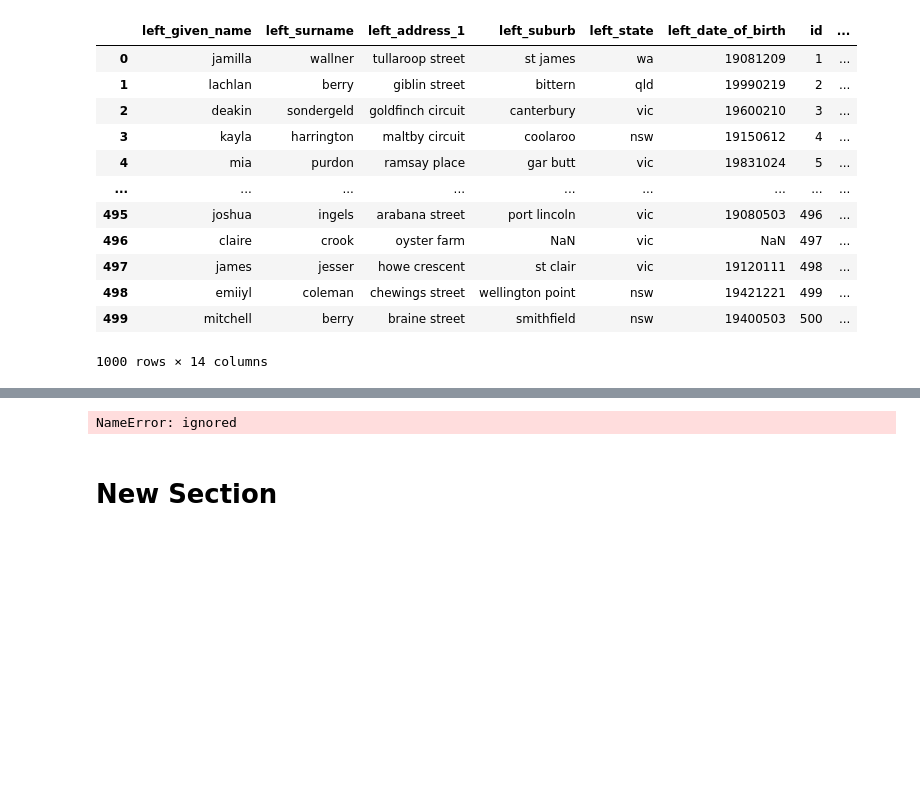
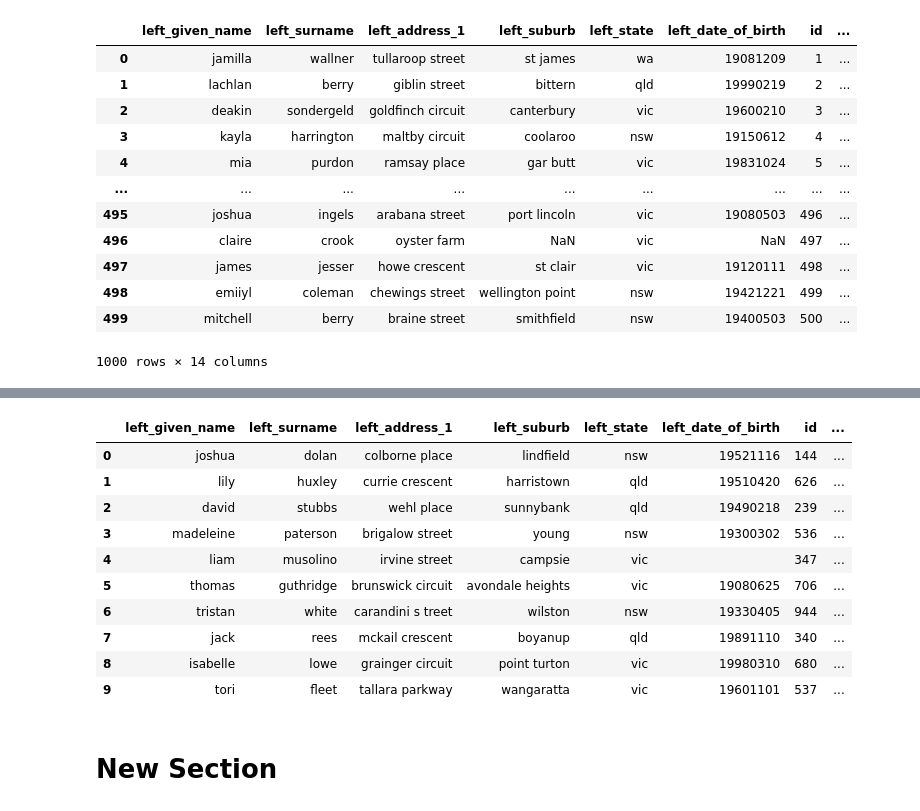
Before and after one commit to SLane35/CollabCompet, a Jupyter notebook: EntityMatching.ipynb, the cells around one changed output, grey strips where cells are left out. Cells and saved outputs as stored; diff of their text form; code cells hidden in the pictures; blank space fills up the shorter version.

```diff
--- a/EntityMatching.ipynb
+++ b/EntityMatching.ipynb
@@ -244,8 +255,18 @@ NameError: ignored
 # %%
 train_table = processed_train.get_raw_table()
-train_table.head()
+train_table.head(10)
 # %% [output]
-NameError: ignored
+|  | left_given_name | left_surname | left_address_1 | left_suburb | left_state | left_date_of_birth | id | ... |
+| 0 | joshua | dolan | colborne place | lindfield | nsw | 19521116 | 144 | ... |
+| 1 | lily | huxley | currie crescent | harristown | qld | 19510420 | 626 | ... |
+| 2 | david | stubbs | wehl place | sunnybank | qld | 19490218 | 239 | ... |
+| 3 | madeleine | paterson | brigalow street | young | nsw | 19300302 | 536 | ... |
+| 4 | liam | musolino | irvine street | campsie | vic |  | 347 | ... |
+| 5 | thomas | guthridge | brunswick circuit | avondale heights | vic | 19080625 | 706 | ... |
+| 6 | tristan | white | carandini s treet | wilston | nsw | 19330405 | 944 | ... |
+| 7 | jack | rees | mckail crescent | boyanup | qld | 19891110 | 340 | ... |
+| 8 | isabelle | lowe | grainger circuit | point turton | vic | 19980310 | 680 | ... |
+| 9 | tori | fleet | tallara parkway | wangaratta | vic | 19601101 | 537 | ... |
 # %% [markdown]
 # New Section
 # %%
```
Also changed, not shown: parts of 9 cells of this notebook.
